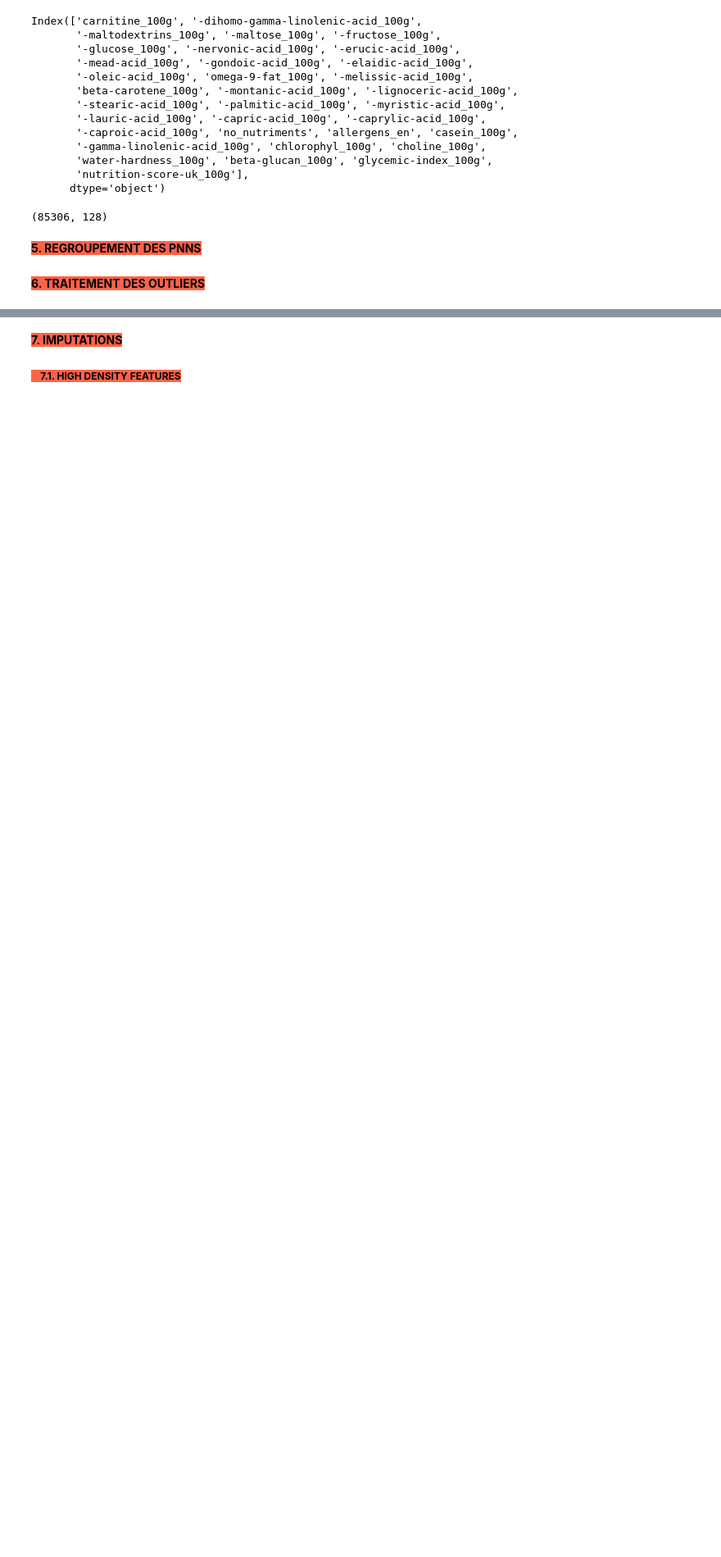
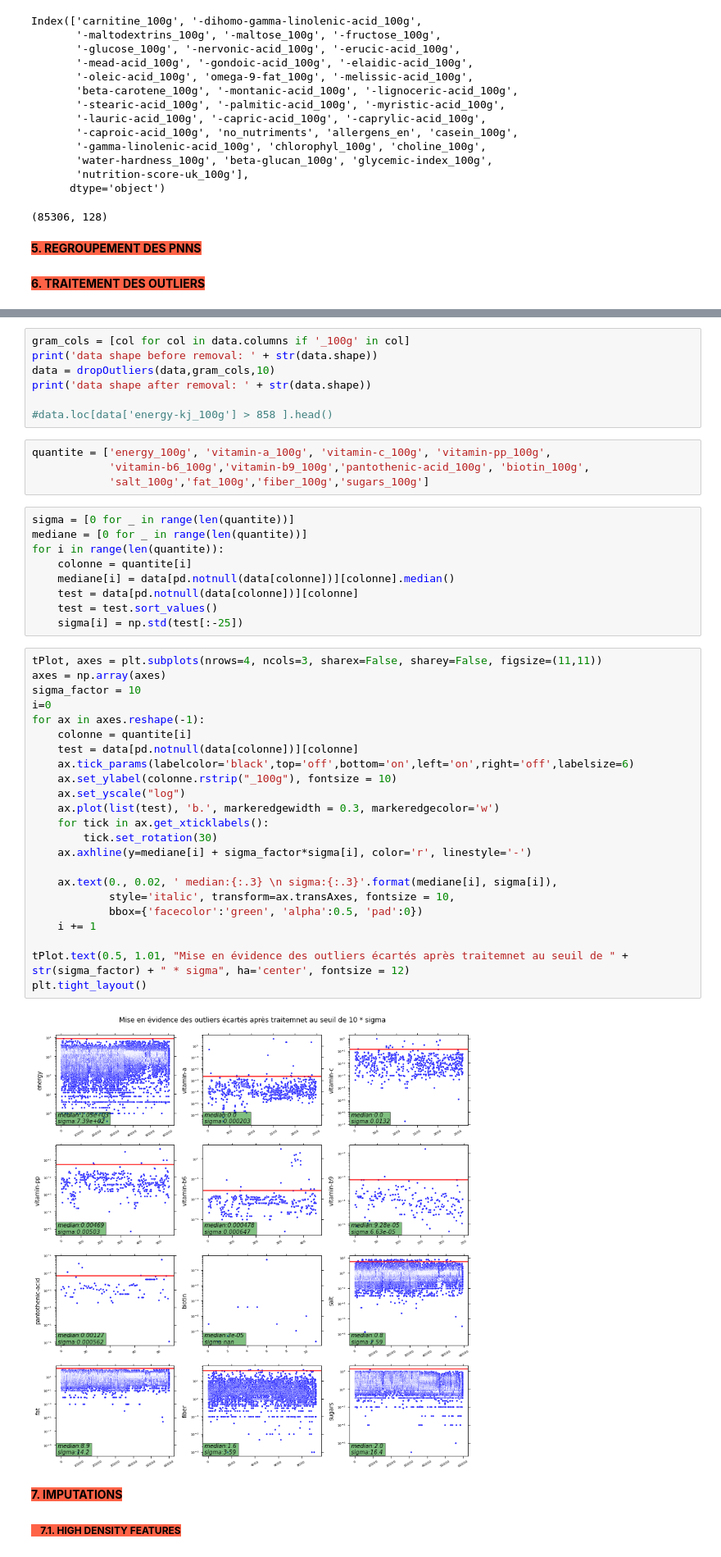
Before and after one commit to aldeponk/openfoodfact, a Jupyter notebook: Clean_Dataset.ipynb, the cells around one changed output, grey strips where cells are left out. Shown at 82% size. Saved outputs shown, nothing was run; the diff lists cells and outputs as text; blank space fills up the shorter version.

Commit message:
Clean - outliers ok

```diff
--- a/Clean_Dataset.ipynb
+++ b/Clean_Dataset.ipynb
@@ -99,3 +128,48 @@ Index(['carnitine_100g', '-dihomo-gamma-linolenic-acid_100g',
+# %%
+gram_cols = [col for col in data.columns if '_100g' in col]
+print('data shape before removal: ' + str(data.shape))
+data = dropOutliers(data,gram_cols,10)
+print('data shape after removal: ' + str(data.shape))
+
+#data.loc[data['energy-kj_100g'] > 858 ].head()
+# %%
+quantite = ['energy_100g', 'vitamin-a_100g', 'vitamin-c_100g', 'vitamin-pp_100g',
+            'vitamin-b6_100g','vitamin-b9_100g','pantothenic-acid_100g', 'biotin_100g',
+            'salt_100g','fat_100g','fiber_100g','sugars_100g']
+# %%
+sigma = [0 for _ in range(len(quantite))]
+mediane = [0 for _ in range(len(quantite))]
+for i in range(len(quantite)):
+    colonne = quantite[i]
+    mediane[i] = data[pd.notnull(data[colonne])][colonne].median()
+    test = data[pd.notnull(data[colonne])][colonne]
+    test = test.sort_values()
+    sigma[i] = np.std(test[:-25])
+# %%
+tPlot, axes = plt.subplots(nrows=4, ncols=3, sharex=False, sharey=False, figsize=(11,11))
+axes = np.array(axes)
+sigma_factor = 10
+i=0
+for ax in axes.reshape(-1):
+    colonne = quantite[i]
+    test = data[pd.notnull(data[colonne])][colonne]
+    ax.tick_params(labelcolor='black',top='off',bottom='on',left='on',right='off',labelsize=6)
+    ax.set_ylabel(colonne.rstrip("_100g"), fontsize = 10)
+    ax.set_yscale("log")
+    ax.plot(list(test), 'b.', markeredgewidth = 0.3, markeredgecolor='w')
+    for tick in ax.get_xticklabels():
+        tick.set_rotation(30)
+    ax.axhline(y=mediane[i] + sigma_factor*sigma[i], color='r', linestyle='-')
+
+    ax.text(0., 0.02, ' median:{:.3} \n sigma:{:.3}'.format(mediane[i], sigma[i]),
+            style='italic', transform=ax.transAxes, fontsize = 10,
+            bbox={'facecolor':'green', 'alpha':0.5, 'pad':0})
+    i += 1
+
+tPlot.text(0.5, 1.01, "Mise en évidence des outliers écartés après traitemnet au seuil de " + str(sigma_factor) + " * sigma", ha='center', fontsize = 12)
+plt.tight_layout()
+# %% [output]
+[figure, added]
 # %% [markdown]
 <b  style="background-color:tomato;font-size:14px;">7. IMPUTATIONS<b>
     <a id="load"></a>
```
Also changed, not shown: parts of 10 cells of this notebook, 1 other file.
